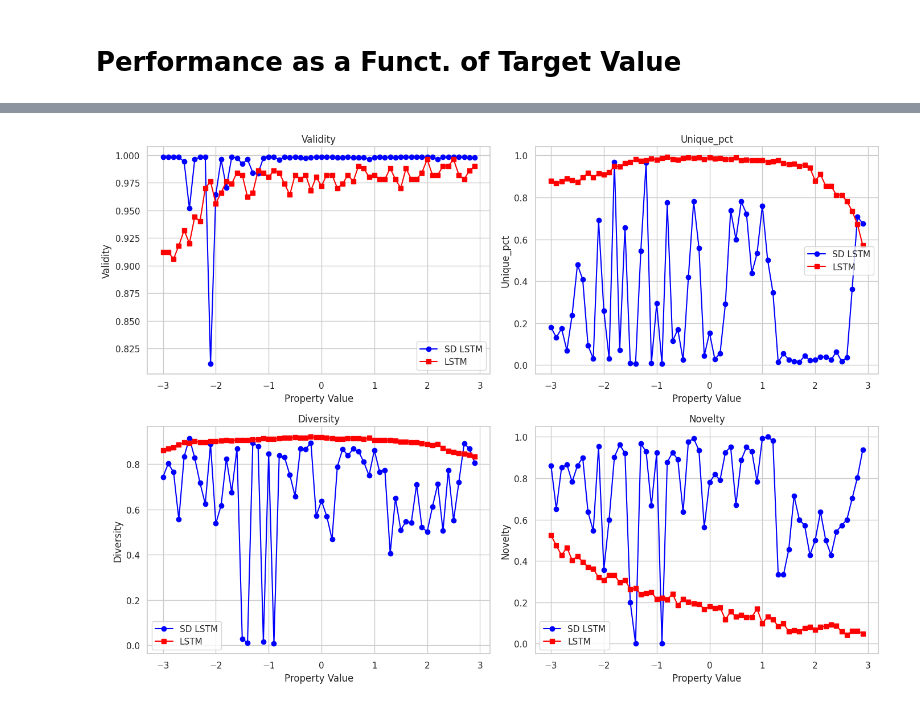
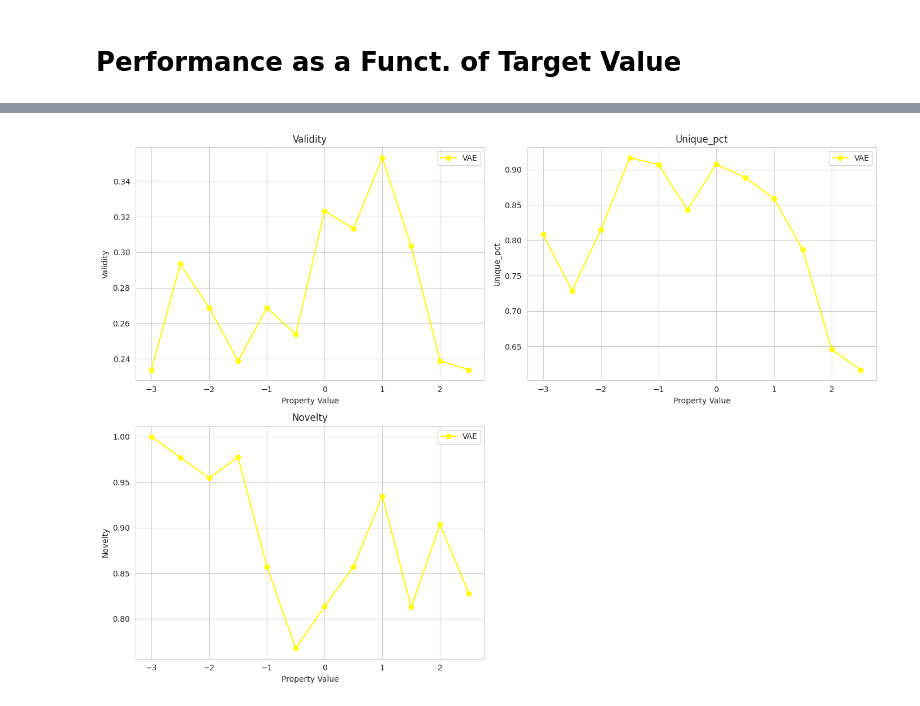
Before and after one commit to HeathArhturLouis/Rethinking-Molecular-Design-Integrating-Latent-Variable-and-Autoregressive-Models-for-Enhanced-Goal, a Jupyter notebook: Evaluation.ipynb, the cells around one changed output, grey strips where cells are left out. Cells and saved outputs as stored; diff of their text form; code cells hidden in the pictures.

```diff
--- a/Evaluation.ipynb
+++ b/Evaluation.ipynb
@@ -84,9 +84,9 @@ SD-LSTM Conditioned on Following Props: ['LogP']
 # %%
 # Load LSTM Model
 
-lstm_model_path = "models/LSTM_QM9/batch_size_20_2"
-lstm_weights_fname = "LSTM_8_1.151.pt"
-lstm_definition_fname = "LSTM_8_1.151.json"
+lstm_model_path = "models/LSTM_QM9/batch_size_64_2"
+lstm_weights_fname = "LSTM_20_1.190.pt"
+lstm_definition_fname = "LSTM_20_1.190.json"
 
 
 lstm_sampler = FastSampler(device = 'cpu', batch_size=64)
@@ -105,17 +105,14 @@ print(f'cLSTM Conditioned on Following Props: {lstm_mpar}')
 cLSTM Conditioned on Following Props: ['LogP']
 # %%
 # Load Vanilla VAE Model
-model_weights = 'models/VANILLA_VAE_QM9/SD_LSTM_tiny-pond-31_Epoch_71_Vl_0.354.pt'
-model_definit = 'models/VANILLA_VAE_QM9/SD_LSTM_tiny-pond-31_Epoch_71_Vl_0.354.json'
+model_weights = 'models/VANILLA_VAE_QM9_3_Layer/SD_LSTM_lively-rain-08_Epoch_36_Vl_0.346.pt'
+model_definit = 'models/VANILLA_VAE_QM9_3_Layer/SD_LSTM_lively-rain-08_Epoch_36_Vl_0.346.json'
+
+# model_weights = 'models/VANILLA_VAE_QM9/SD_LSTM_calm-unit-75_Epoch_19_Vl_0.437.pt'
+# model_definit = 'models/VANILLA_VAE_QM9/SD_LSTM_calm-unit-75_Epoch_19_Vl_0.437.json'
 
 vae_sampler = VanillaVAEHarness(batch_size=64, device='cpu')
 vae_model = load_model(model_class=VanillaMolVAE, model_definition=model_definit, model_weights=model_weights, device='cpu')
-
-with open(os.path.join(lstm_model_path, lstm_definition_fname)) as pfile:
-    vae_model_params = json.load(pfile)
-
-vae_mpar = vae_model_params['property_names']
-print(f'cLSTM Conditioned on Following Props: {lstm_mpar}')
 # %% [output]
 a Conv1d inited
 a Conv1d inited
@@ -374,9 +439,10 @@ plot_smiles(sd_vae_global_sample_smiles, title="Random sample of valid smiles ge
 # %% [markdown]
 # Performance as a Funct. of Target Value
 # %%
-property_steps = np.arange(-3, 3, 0.1)
+property_steps = np.arange(-3, 3, 0.5)
 samp_per_step = 200
 # %%
+'''
 print('Computing for LSTM')
 
 # Sample LSTM at prop steps
@@ -431,6 +497,8 @@ for p_val in tqdm(property_steps):
     sd_lstm_pstep_smiles['diversity'].append(diversity)
     sd_lstm_pstep_smiles['novelty'].append(novelty)
 
+'''
+
 print('Computing for VAE')
 
 
@@ -448,19 +516,18 @@ for p_val in tqdm(property_steps):
     smiles = []
     # Unlike the uniform sample this one tends to fail a few times, so we add fake smiles back in to get the correct numbers for novely ETC
 
-    smiles = vae_sampler.sample(model=vae_model, properties=torch.Tensor(props), num_to_sample = samp_per_step, max_seq_len=100)
+    smiles = vae_sampler.sample(model=vae_model, properties=props, num_to_sample = samp_per_step, max_seq_len=101)
 
-    missing = n_samples - len(smiles)
+    missing = samp_per_step - len(smiles)
 
     smiles += ['ERROR' * missing]
-    validity, unique_pct, diversity, novelty = compute_all_metrics(smiles, props, list(qmds['SMILES']), corr=False)
+    validity, unique_pct, novelty = amina_metrics(smiles, train_smiles)
 
     vae_pstep_smiles['validity'].append(validity)
     vae_pstep_smiles['unique_pct'].append(unique_pct)
-    vae_pstep_smiles['diversity'].append(diversity)
     vae_pstep_smiles['novelty'].append(novelty)
 
-
+'''
 print('Computing for SD-VAE')
 
 # Now for sd_lstm
@@ -487,4 +554,5 @@ for p_val in tqdm(property_steps):
     sd_vae_pstep_smiles['unique_pct'].append(unique_pct)
     sd_vae_pstep_smiles['diversity'].append(diversity)
     sd_vae_pstep_smiles['novelty'].append(novelty)
+'''
 # %% [output]
@@ -504,26 +561,26 @@ Computing pairwise similarities
 # %%
 # Assume we have properties for both models in sd_lstm_pstep_smiles and lstm_pstep_smiles
-keys = ['validity', 'unique_pct', 'diversity', 'novelty']
+keys = ['validity', 'unique_pct', 'novelty']
 
 plt.figure(figsize=(14, 10))
 
 for i, key in enumerate(keys, 1):
     plt.subplot(2, 2, i)
-    plt.plot(property_steps, sd_lstm_pstep_smiles[key], label='SD LSTM', marker='o', linestyle='-', color = 'blue')
-    plt.plot(property_steps, lstm_pstep_smiles[key], label='LSTM', marker='s', linestyle='-', color='red')
+    # plt.plot(property_steps, sd_lstm_pstep_smiles[key], label='SD LSTM', marker='o', linestyle='-', color = 'blue')
+    # plt.plot(property_steps, lstm_pstep_smiles[key], label='LSTM', marker='s', linestyle='-', color='red')
     plt.plot(property_steps, vae_pstep_smiles[key], label='VAE', marker='o', linestyle='-', color = 'yellow')
-    plt.plot(property_steps, sd_vae_pstep_smiles[key], label='SD-VAE', marker='s', linestyle='-', color='orange')
+    # plt.plot(property_steps, sd_vae_pstep_smiles[key], label='SD-VAE', marker='s', linestyle='-', color='orange')
 
 
     plt.title(key.capitalize())
     plt.xlabel('Property Value')
     plt.ylabel(key.capitalize())
     plt.legend()
     plt.grid(True)
 
 plt.tight_layout()
 plt.show()
 # %% [output]
-[figure, old version]
+[figure, new version]
 # %%
 # Plot conditional generation performance
```
Also changed, not shown: parts of 33 cells of this notebook, 9 other files.
